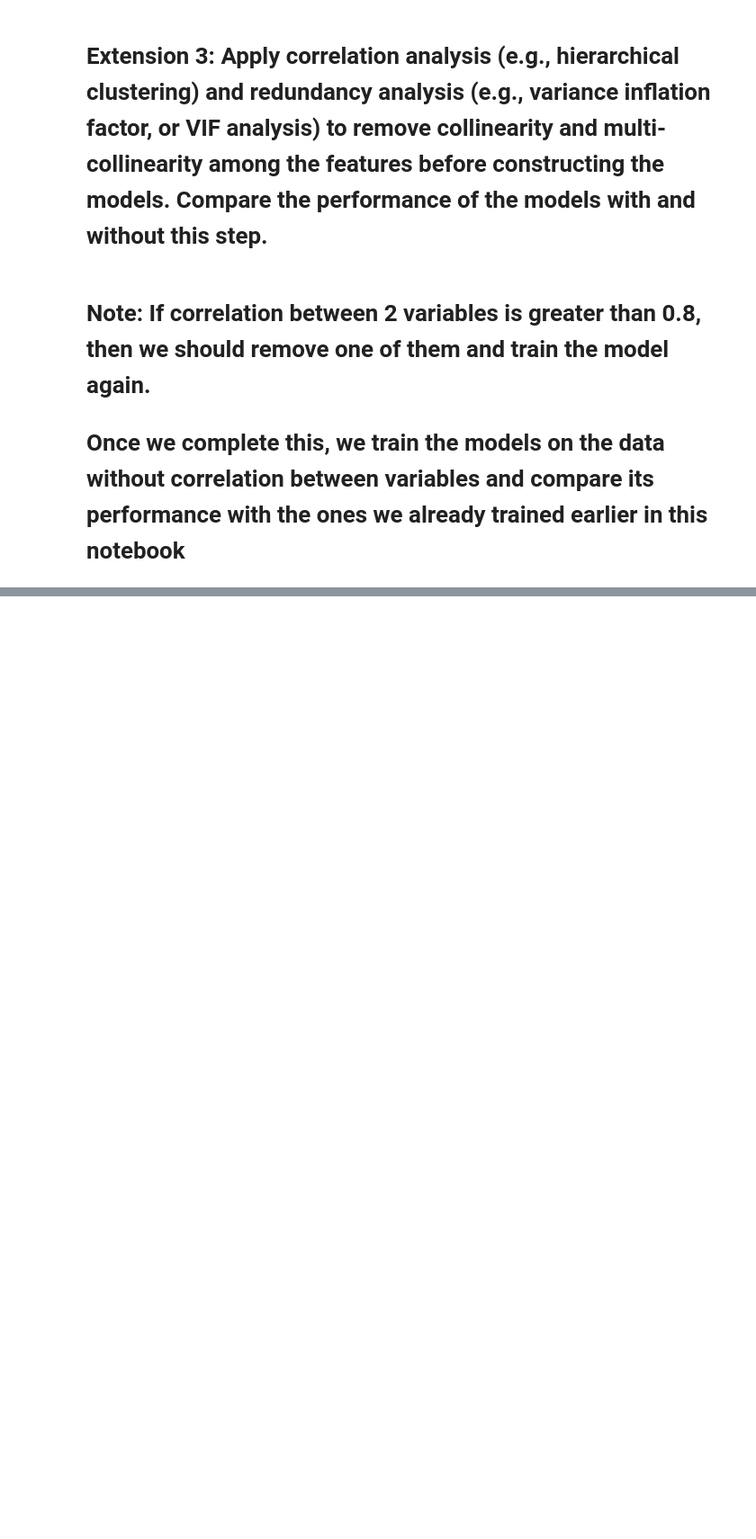
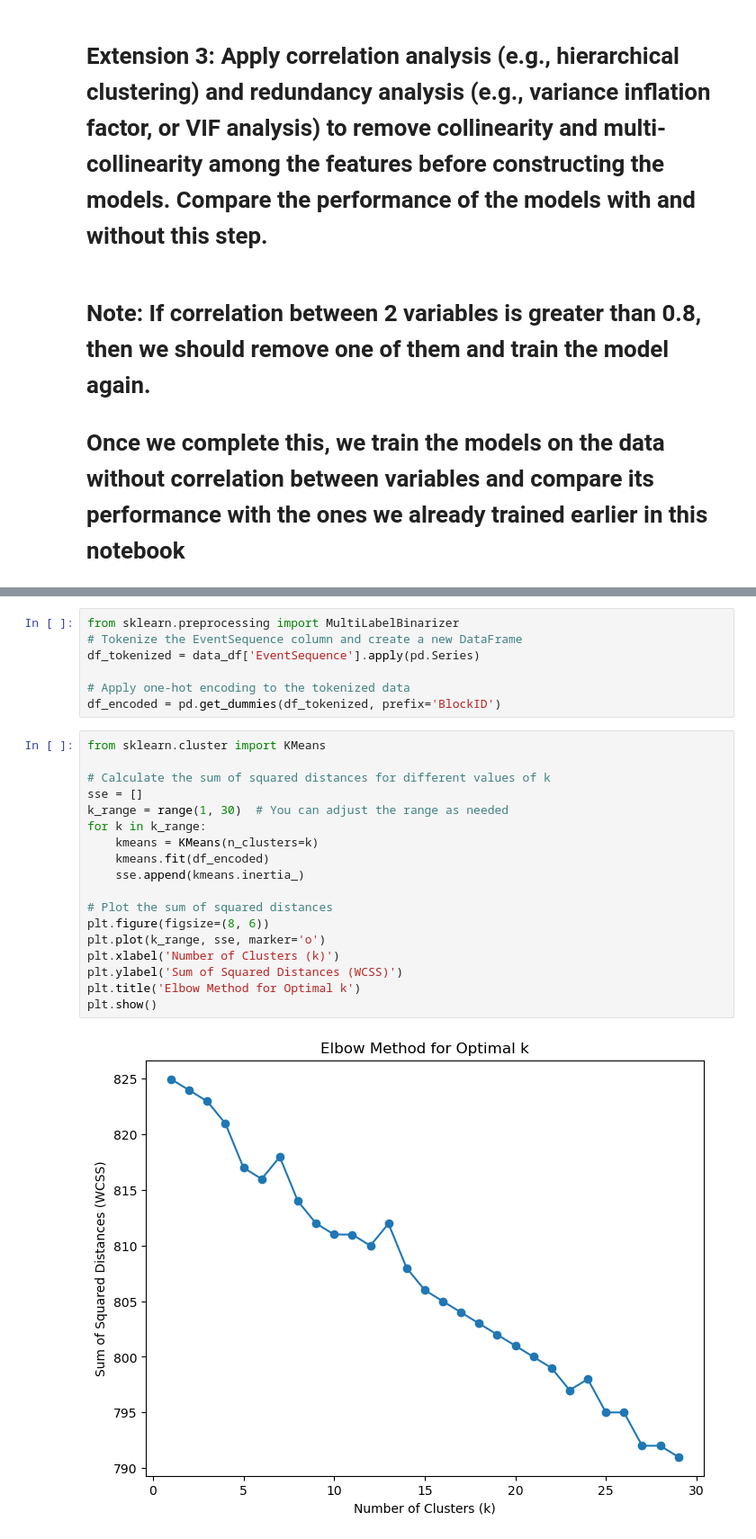
Before and after one commit to SophieCurinier/LOG6309E_group_assign, a Jupyter notebook: machine_learning_BGL.ipynb, the cells around one changed output, grey strips where cells are left out. Shown at 90% size. Cells and saved outputs as stored; diff of their text form; blank space fills up the shorter version.

```diff
--- a/machine_learning_BGL.ipynb
+++ b/machine_learning_BGL.ipynb
@@ -575,0 +582,27 @@ print(vif)
+# %%
+from sklearn.preprocessing import MultiLabelBinarizer
+# Tokenize the EventSequence column and create a new DataFrame
+df_tokenized = data_df['EventSequence'].apply(pd.Series)
+
+# Apply one-hot encoding to the tokenized data
+df_encoded = pd.get_dummies(df_tokenized, prefix='BlockID')
+# %%
+from sklearn.cluster import KMeans
+
+# Calculate the sum of squared distances for different values of k
+sse = []
+k_range = range(1, 30)  # You can adjust the range as needed
+for k in k_range:
+    kmeans = KMeans(n_clusters=k)
+    kmeans.fit(df_encoded)
+    sse.append(kmeans.inertia_)
+
+# Plot the sum of squared distances
+plt.figure(figsize=(8, 6))
+plt.plot(k_range, sse, marker='o')
+plt.xlabel('Number of Clusters (k)')
+plt.ylabel('Sum of Squared Distances (WCSS)')
+plt.title('Elbow Method for Optimal k')
+plt.show()
+# %% [output]
+[figure, added]
```
Also changed, not shown: parts of 18 cells of this notebook.
